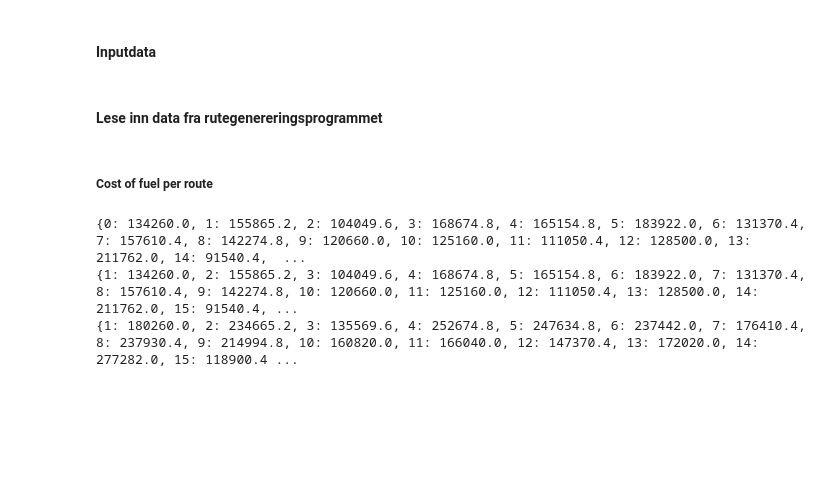
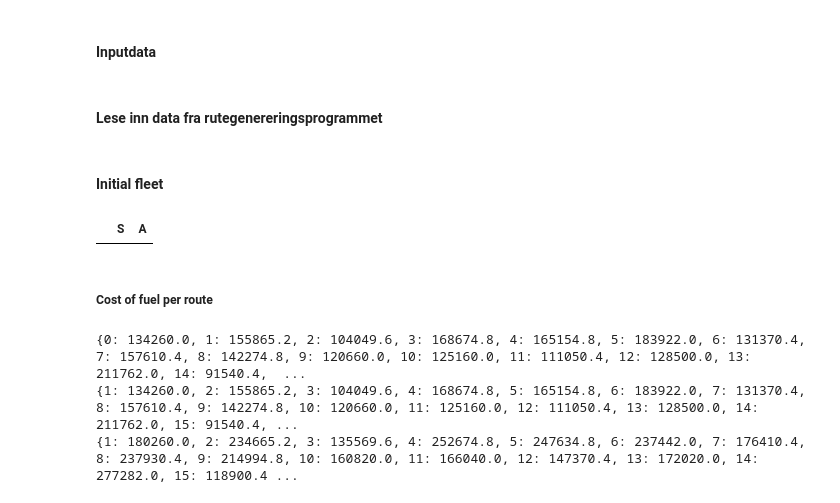
Before and after one commit to camillalie/masteroppgave, a Jupyter notebook: data_generation/generate_params.ipynb, the cells around one changed output. Drawn from its saved outputs; the diff is of its cells as text; code cells hidden in the pictures; blank space fills up the shorter version.

```diff
--- a/data_generation/generate_params.ipynb
+++ b/data_generation/generate_params.ipynb
@@ -50,6 +46,7 @@ for sheet in set_sheets.keys():
 combinations_f_r = itertools.product(f_values, r_values)
 combinations_r_s = itertools.product(r_values, s_values)
 combinations_t = itertools.product(t_values)
+combinations_s_a = itertools.product(s_values, a_values)
 # %% [markdown]
 #### Inputdata
 # %%
@@ -73,20 +72,40 @@ reduction_requirements = scenario_1_reductions
 # %% [markdown]
 #### Lese inn data fra rutegenereringsprogrammet
 # %%
-# Leser inn nødvendig MJ på å kjøre hver rute
-mj_route = pd.read_csv('mj_route.csv')
-mj_route_el = pd.read_csv('mj_route_strøm.csv')
+# # Leser inn nødvendig MJ på å kjøre hver rute
+# mj_route = pd.read_csv('mj_route.csv')
+# mj_route_el = pd.read_csv('mj_route_strøm.csv')
 
 
 
-# Leser inn tid på å kjøre hver rute
-hours_route = pd.read_csv('../route_generator/generated_datafiles/hours_route.csv')
-hours_route_el = pd.read_csv('../route_generator/generated_datafiles/hours_route_strøm.csv')
+# # Leser inn tid på å kjøre hver rute
+# hours_route = pd.read_csv('../route_generator/generated_datafiles/hours_route.csv')
+# hours_route_el = pd.read_csv('../route_generator/generated_datafiles/hours_route_strøm.csv')
 
 
 
 # Skriver verdiene tilbake i excelfilen for alle parametrene
-output_excel_path = '../run_model/Parameterdata-sheets.xlsx'
+output_excel_path = 'Parameterdata-sheets.xlsx'
+# %% [markdown]
+#### Initial fleet
+# %%
+# Create a DataFrame from the combinations
+df_initialfleet = pd.DataFrame(combinations_s_a, columns=['S', 'A'])
+#df_initialfleet['Value'] = [0]
+
+
+# Set chosen values in 'Value' column
+# df_initialfleet.loc[(df_initialfleet['S'] == 1) & (df_initialfleet['A'] == 3), 'Value'] = 2
+# df_initialfleet.loc[(df_initialfleet['S'] == 2) & (df_initialfleet['A'] == 4), 'Value'] = 1
+
+
+# Using ExcelWriter to write to the existing Excel file
+with pd.ExcelWriter(output_excel_path, engine='openpyxl', mode='a', if_sheet_exists='replace') as writer:
+    df_initialfleet.to_excel(writer, sheet_name='Initial fleet', index=False)
+
+df_initialfleet
+# %% [output]
+|  | S | A |
 # %% [markdown]
 ##### Cost of fuel per route
 # %%
```
Also changed, not shown: parts of 4 cells of this notebook, 5 other files.
